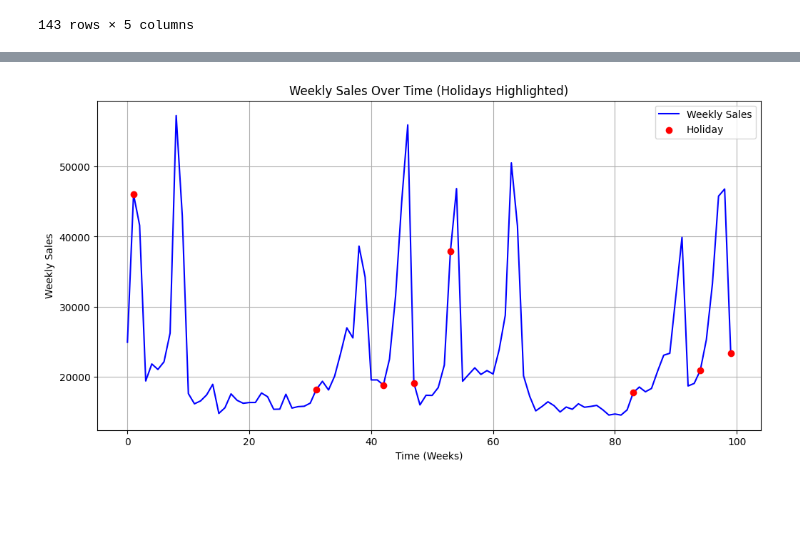
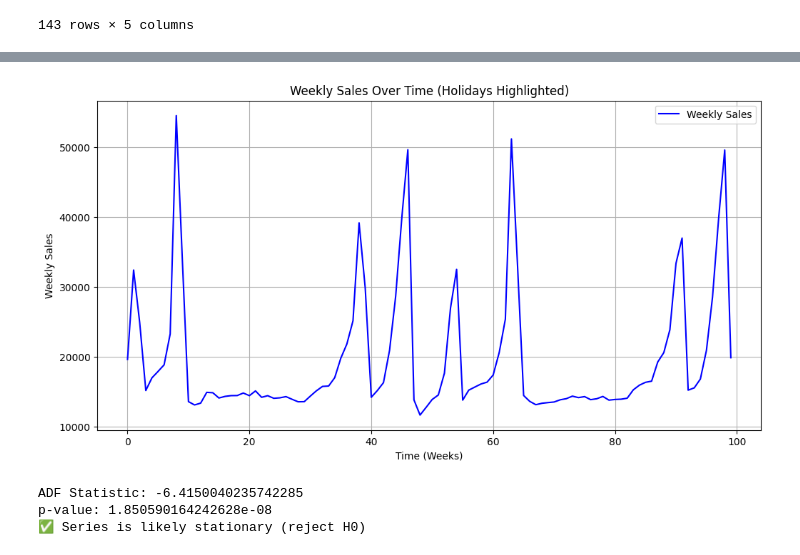
Before and after one commit to azhgh22/Walmart-Recruiting-Store-Sales-Forecasting, a Jupyter notebook: notebooks/statistical.ipynb, the cells around one changed output, grey strips where cells are left out. Saved outputs shown, nothing was run; the diff lists cells and outputs as text; code cells hidden in the pictures; blank space fills up the shorter version.

```diff
--- a/notebooks/statistical.ipynb
+++ b/notebooks/statistical.ipynb
@@ -127,9 +127,30 @@ class DeptKeeper:
             self.val_mapping[store] = val_part
 
     def get_train(self,store_id:int) -> pd.DataFrame:
-        return self.train_mapping[store_id]
+        return self.train_mapping[store_id].copy()
 
     def get_val(self,store_id:int) -> pd.DataFrame:
-        return self.val_mapping[store_id]
+        return self.val_mapping[store_id].copy()
+
+    def get_keys(self) -> list[int]:
+        return list(self.train_mapping.keys())
 # %%
 dept1 = DeptKeeper(train,TRAIN_SIZE,1)
+# %%
+N = 45
+cmap = plt.cm.get_cmap('tab20', N)  # 20 distinct colors
+
+colors = [cmap(i) for i in range(N)]
+holidays = dept1.get_train(22)[dept1.get_train(22)['IsHoliday'] == True]
+
+plt.figure(figsize=(12, 6))
+for s in sorted(dept1.get_keys()):
+  plt.plot(dept1.get_train(s)['Date'], dept1.get_train(s)['Weekly_Sales'], label=f'{s}', color=colors[s-1])
+
+plt.scatter(holidays['Date'], holidays['Weekly_Sales'], color='red', label='Holiday', zorder=5)
+plt.title("Weekly Sales Over Time (Holidays Highlighted)")
+plt.xlabel("Time (Weeks)")
+plt.ylabel("Weekly Sales")
+plt.legend()
+plt.grid(True)
+plt.show()
@@ -135,0 +175,14 @@ dept1 = DeptKeeper(train,TRAIN_SIZE,1)
+# %%
+dfs = [dept1.get_train(s)[['Date','Weekly_Sales']] for s in dept1.get_keys()]
+
+# Ensure datetime and rename
+for i, df in enumerate(dfs):
+    # df['Date'] = pd.to_datetime(df['Date'])
+    df.rename(columns={'Weekly_Sales': f'Sales{i+1}'}, inplace=True)
+
+# Merge all on 'Date'
+from functools import reduce
+merged = reduce(lambda left, right: pd.merge(left, right, on='Date'), dfs)
+
+# Compute average
+merged['Avg_Sales'] = merged[[col for col in merged.columns if col.startswith('Sales')]].mean(axis=1)
@@ -136,15 +205,31 @@ dept1 = DeptKeeper(train,TRAIN_SIZE,1)
 # %%
-holidays = dept1.get_train(1)[train_part['IsHoliday'] == True]
+# holidays = dept1.get_train(1)[train_part['IsHoliday'] == True]
 
 plt.figure(figsize=(12, 6))
-plt.plot(dept1.get_train(1)['Date'], dept1.get_train(1)['Weekly_Sales'], label='Weekly Sales', color='blue')
-plt.scatter(holidays['Date'], holidays['Weekly_Sales'], color='red', label='Holiday', zorder=5)
+plt.plot(merged['Date'], merged['Avg_Sales'], label='Weekly Sales', color='blue')
+# plt.scatter(holidays['Date'], holidays['Weekly_Sales'], color='red', label='Holiday', zorder=5)
 
 plt.title("Weekly Sales Over Time (Holidays Highlighted)")
 plt.xlabel("Time (Weeks)")
 plt.ylabel("Weekly Sales")
 plt.legend()
 plt.grid(True)
 plt.show()
 # %% [output]
-[figure, old version]
+[figure, new version]
+# %%
+from statsmodels.tsa.stattools import adfuller
+
+result = adfuller(merged['Avg_Sales'].dropna())
+
+print(f"ADF Statistic: {result[0]}")
+print(f"p-value: {result[1]}")
+
+if result[1] < 0.05:
+    print("✅ Series is likely stationary (reject H0)")
+else:
+    print("❌ Series is likely non-stationary (fail to reject H0)")
+# %% [output]
+ADF Statistic: -6.4150040235742285
+p-value: 1.850590164242628e-08
+✅ Series is likely stationary (reject H0)
```
Also changed, not shown: parts of 4 cells of this notebook.
